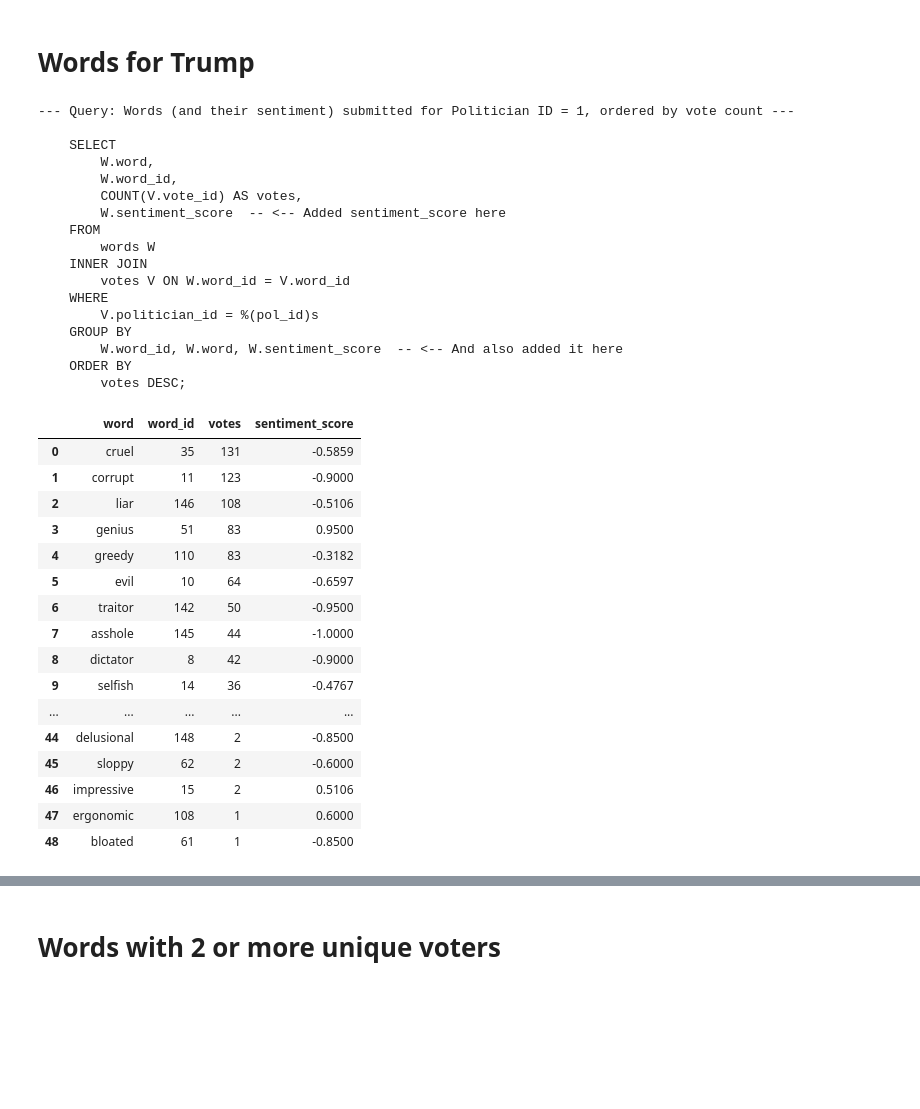
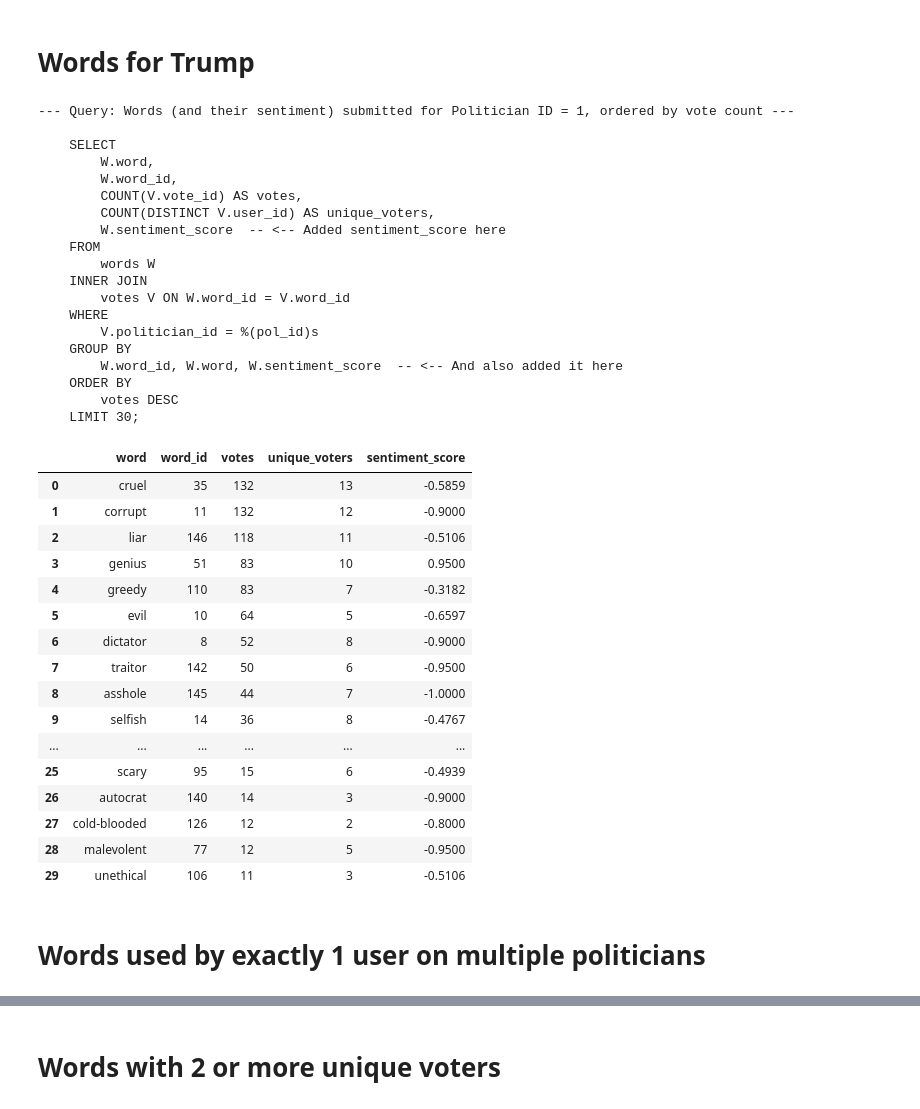
Before and after one commit to brayvid/soap-research, a Jupyter notebook: soap_sql_queries.ipynb, the cells around one changed output, grey strips where cells are left out. Cells and saved outputs as stored; diff of their text form; code cells hidden in the pictures; blank space fills up the shorter version.

```diff
--- a/soap_sql_queries.ipynb
+++ b/soap_sql_queries.ipynb
@@ -91,7 +91,8 @@ if engine:
     GROUP BY
         W.word_id, W.word, W.sentiment_score
     ORDER BY
-        total_votes DESC;
+        total_votes DESC
+    LIMIT 30;
     """
     try:
         print("--- Query: All words with sentiment, total votes, unique voters, and distinct politicians ---")
@@ -160,7 +166,8 @@ if engine:
     GROUP BY
         P.politician_id, P.name  -- Group by politician to aggregate their votes
     ORDER BY
-        total_votes DESC;        -- Order by the most voted-for politicians
+        total_votes DESC        -- Order by the most voted-for politicians
+    LIMIT 30;
     """
     try:
         print("--- Query: All politicians with total votes and average sentiment score ---")
@@ -226,6 +234,7 @@ if engine:
         W.word,
         W.word_id,
         COUNT(V.vote_id) AS votes,
+        COUNT(DISTINCT V.user_id) AS unique_voters,
         W.sentiment_score  -- <-- Added sentiment_score here
     FROM
         words W
@@ -236,7 +245,8 @@ if engine:
     GROUP BY
         W.word_id, W.word, W.sentiment_score  -- <-- And also added it here
     ORDER BY
-        votes DESC;
+        votes DESC
+    LIMIT 30;
     """
     try:
         print(f"--- Query: Words (and their sentiment) submitted for Politician ID = {target_politician_id}, ordered by vote count ---")
@@ -247,48 +257,52 @@ if engine:
             sql_query,
             engine,
             params={'pol_id': target_politician_id}
         )
 
         # Display the resulting DataFrame
         display(df_query)
 
     except Exception as e:
         print(f"\nAn error occurred while executing the query: {e}")
         print("Please check that the 'words' and 'votes' tables exist, along with all specified columns.")
 else:
     print("Database engine not available. Please run the connection cell first.")
 # %% [output]
 --- Query: Words (and their sentiment) submitted for Politician ID = 1, ordered by vote count ---
 
     SELECT
         W.word,
         W.word_id,
         COUNT(V.vote_id) AS votes,
+        COUNT(DISTINCT V.user_id) AS unique_voters,
         W.sentiment_score  -- <-- Added sentiment_score here
     FROM
         words W
     INNER JOIN
         votes V ON W.word_id = V.word_id
     WHERE
         V.politician_id = %(pol_id)s
     GROUP BY
         W.word_id, W.word, W.sentiment_score  -- <-- And also added it here
     ORDER BY
-        votes DESC;
+        votes DESC
+    LIMIT 30;
-|  | word | word_id | votes | sentiment_score |
-| 0 | cruel | 35 | 131 | -0.5859 |
-| 1 | corrupt | 11 | 123 | -0.9000 |
-| 2 | liar | 146 | 108 | -0.5106 |
-| 3 | genius | 51 | 83 | 0.9500 |
-| 4 | greedy | 110 | 83 | -0.3182 |
-| 5 | evil | 10 | 64 | -0.6597 |
-| 6 | traitor | 142 | 50 | -0.9500 |
-| 7 | asshole | 145 | 44 | -1.0000 |
-| 8 | dictator | 8 | 42 | -0.9000 |
-| 9 | selfish | 14 | 36 | -0.4767 |
-| ... | ... | ... | ... | ... |
-| 44 | delusional | 148 | 2 | -0.8500 |
-| 45 | sloppy | 62 | 2 | -0.6000 |
-| 46 | impressive | 15 | 2 | 0.5106 |
-| 47 | ergonomic | 108 | 1 | 0.6000 |
-| 48 | bloated | 61 | 1 | -0.8500 |
+|  | word | word_id | votes | unique_voters | sentiment_score |
+| 0 | cruel | 35 | 132 | 13 | -0.5859 |
+| 1 | corrupt | 11 | 132 | 12 | -0.9000 |
+| 2 | liar | 146 | 118 | 11 | -0.5106 |
+| 3 | genius | 51 | 83 | 10 | 0.9500 |
+| 4 | greedy | 110 | 83 | 7 | -0.3182 |
+| 5 | evil | 10 | 64 | 5 | -0.6597 |
+| 6 | dictator | 8 | 52 | 8 | -0.9000 |
+| 7 | traitor | 142 | 50 | 6 | -0.9500 |
+| 8 | asshole | 145 | 44 | 7 | -1.0000 |
+| 9 | selfish | 14 | 36 | 8 | -0.4767 |
+| ... | ... | ... | ... | ... | ... |
+| 25 | scary | 95 | 15 | 6 | -0.4939 |
+| 26 | autocrat | 140 | 14 | 3 | -0.9000 |
+| 27 | cold-blooded | 126 | 12 | 2 | -0.8000 |
+| 28 | malevolent | 77 | 12 | 5 | -0.9500 |
+| 29 | unethical | 106 | 11 | 3 | -0.5106 |
+# %% [markdown]
+# Words used by exactly 1 user on multiple politicians
```
Also changed, not shown: parts of 15 cells of this notebook.
